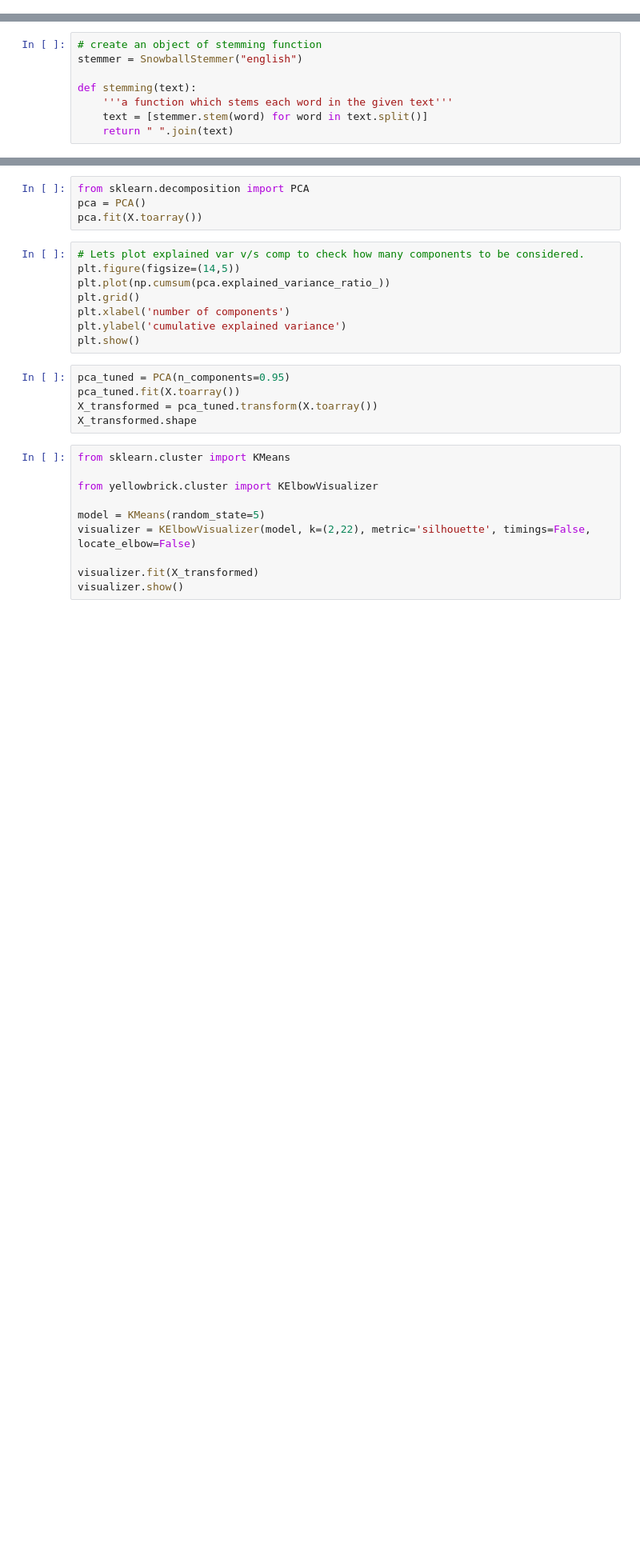
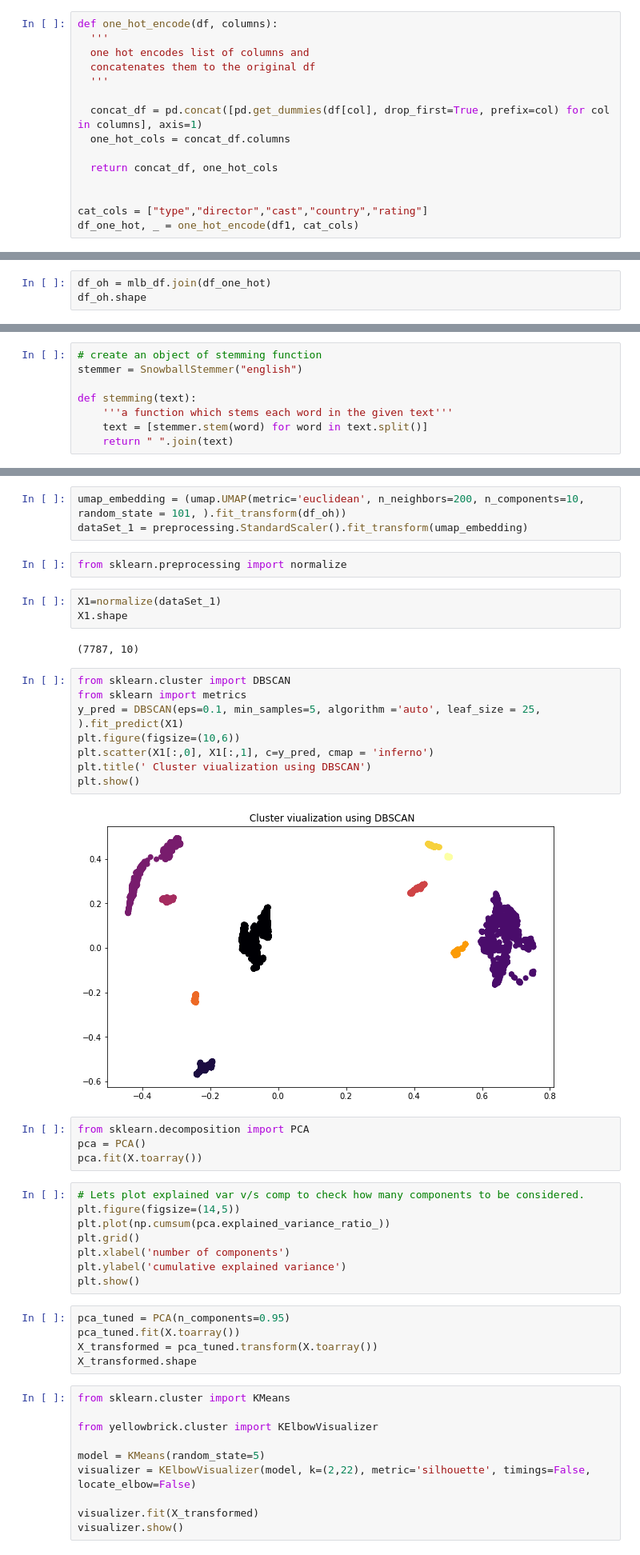
Before and after one commit to rubeshajith/NETFLIX-MOVIES-AND-TV-SHOWS-CLUSTERING, a Jupyter notebook: NETFLIX_MOVIES_AND_TV_SHOWS_CLUSTERING.ipynb, the cells around one changed output, grey strips where cells are left out. Shown at 80% size. Saved outputs shown, nothing was run; the diff lists cells and outputs as text; blank space fills up the shorter version.

```diff
--- a/NETFLIX_MOVIES_AND_TV_SHOWS_CLUSTERING.ipynb
+++ b/NETFLIX_MOVIES_AND_TV_SHOWS_CLUSTERING.ipynb
@@ -1791,0 +1841,15 @@ average_tv_movie.groupby("type")["averageRating"].mean()
+# %%
+def one_hot_encode(df, columns):
+  '''
+  one hot encodes list of columns and
+  concatenates them to the original df
+  '''
+
+  concat_df = pd.concat([pd.get_dummies(df[col], drop_first=True, prefix=col) for col in columns], axis=1)
+  one_hot_cols = concat_df.columns
+
+  return concat_df, one_hot_cols
+
+
+cat_cols = ["type","director","cast","country","rating"]
+df_one_hot, _ = one_hot_encode(df1, cat_cols)
@@ -1791,0 +1860,3 @@ average_tv_movie.groupby("type")["averageRating"].mean()
+# %%
+df_oh = mlb_df.join(df_one_hot)
+df_oh.shape
@@ -1848,3 +1972,23 @@ t_vectorizer.get_feature_names_out()
+# %%
+umap_embedding = (umap.UMAP(metric='euclidean', n_neighbors=200, n_components=10, random_state = 101, ).fit_transform(df_oh))
+dataSet_1 = preprocessing.StandardScaler().fit_transform(umap_embedding)
+# %%
+from sklearn.preprocessing import normalize
+# %%
+X1=normalize(dataSet_1)
+X1.shape
+# %% [output]
+(7787, 10)
+# %%
+from sklearn.cluster import DBSCAN
+from sklearn import metrics
+y_pred = DBSCAN(eps=0.1, min_samples=5, algorithm ='auto', leaf_size = 25, ).fit_predict(X1)
+plt.figure(figsize=(10,6))
+plt.scatter(X1[:,0], X1[:,1], c=y_pred, cmap = 'inferno')
+plt.title(' Cluster viualization using DBSCAN')
+plt.show()
+# %% [output]
+[figure, added]
 # %%
 from sklearn.decomposition import PCA
 pca = PCA()
```
Also changed, not shown: parts of 29 cells of this notebook.
